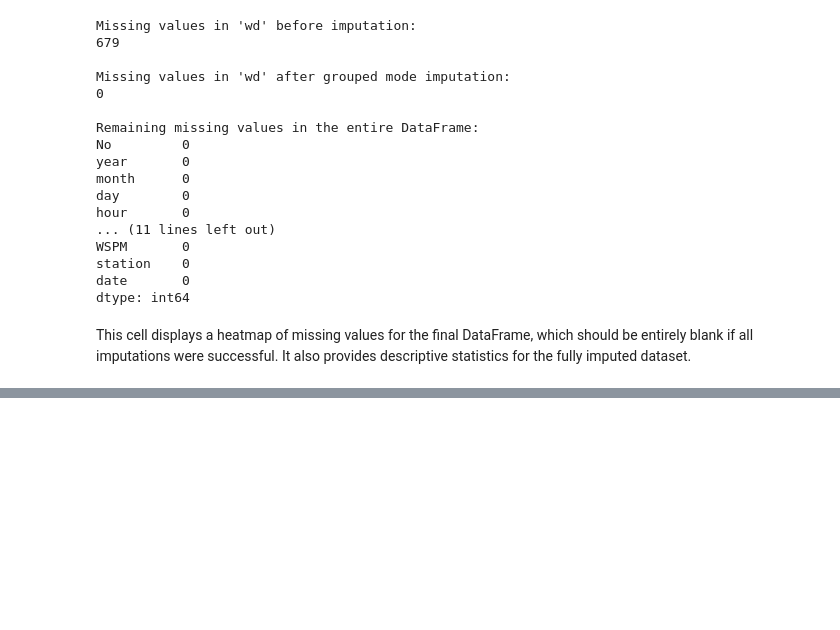
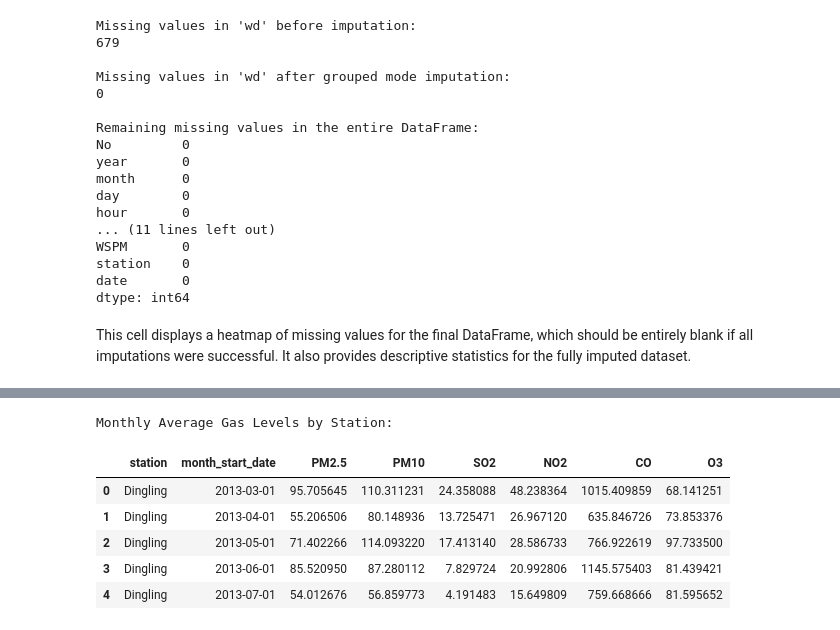
Before and after one commit to alfadder/ProgForDataAnalysis, a Jupyter notebook: Programming_For_Data_Analysis.ipynb, the cells around one changed output, grey strips where cells are left out. Drawn from its saved outputs; the diff is of its cells as text; code cells hidden in the pictures; blank space fills up the shorter version.

```diff
--- a/Programming_For_Data_Analysis.ipynb
+++ b/Programming_For_Data_Analysis.ipynb
@@ -299,0 +346,12 @@ df.describe()
+# %%
+monthly_avg_gas_levels = df.groupby(['station', 'month_start_date'])[gas_columns].mean().reset_index()
+print("Monthly Average Gas Levels by Station:")
+monthly_avg_gas_levels.head()
+# %% [output]
+Monthly Average Gas Levels by Station:
+|  | station | month_start_date | PM2.5 | PM10 | SO2 | NO2 | CO | O3 |
+| 0 | Dingling | 2013-03-01 | 95.705645 | 110.311231 | 24.358088 | 48.238364 | 1015.409859 | 68.141251 |
+| 1 | Dingling | 2013-04-01 | 55.206506 | 80.148936 | 13.725471 | 26.967120 | 635.846726 | 73.853376 |
+| 2 | Dingling | 2013-05-01 | 71.402266 | 114.093220 | 17.413140 | 28.586733 | 766.922619 | 97.733500 |
+| 3 | Dingling | 2013-06-01 | 85.520950 | 87.280112 | 7.829724 | 20.992806 | 1145.575403 | 81.439421 |
+| 4 | Dingling | 2013-07-01 | 54.012676 | 56.859773 | 4.191483 | 15.649809 | 759.668666 | 81.595652 |
```
Also changed, not shown: parts of 13 cells of this notebook.
